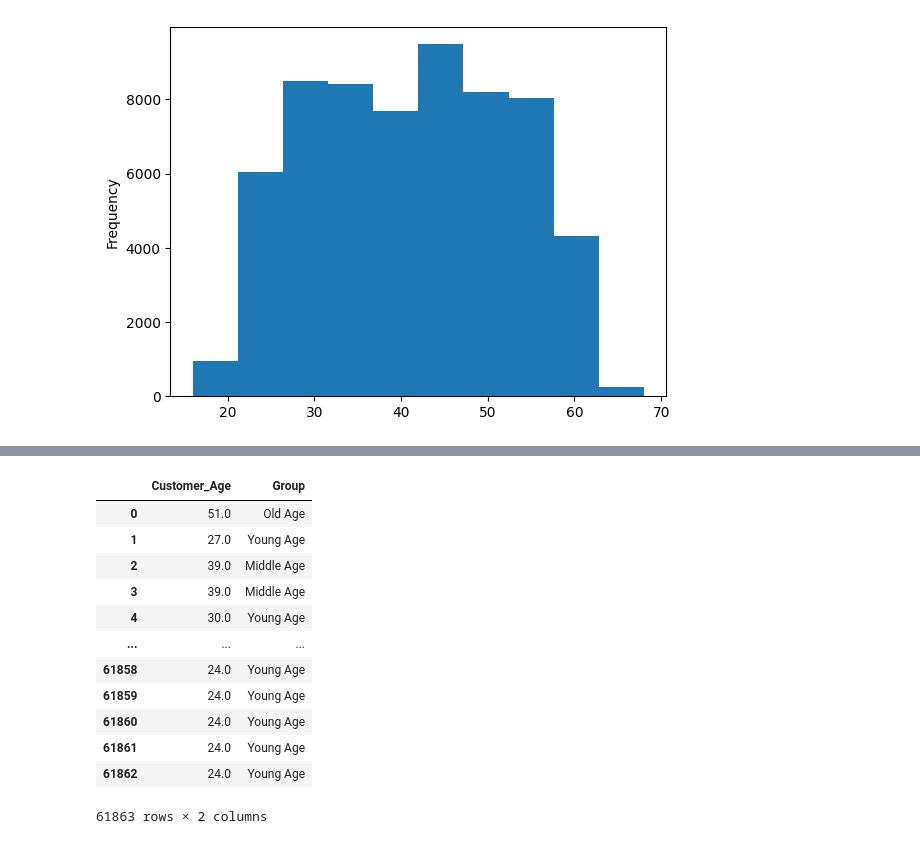
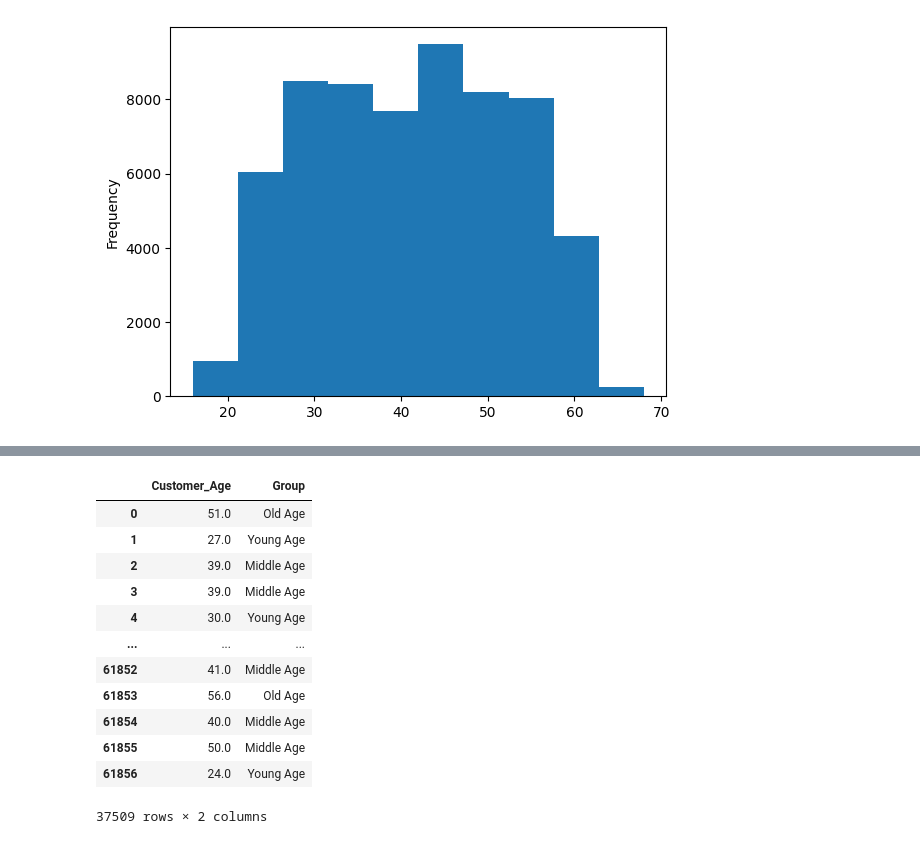
Before and after one commit to lanchiphamm/bolt2023sep, a Jupyter notebook: Untitled.ipynb, the cells around one changed output, grey strips where cells are left out. Cells and saved outputs as stored; diff of their text form; code cells hidden in the pictures.

```diff
--- a/Untitled.ipynb
+++ b/Untitled.ipynb
@@ -5,4 +7,7 @@ import numpy as np
 # %%
-df = pd.read_csv("dataset.csv")
-df.head(4)
+#Reading dataset and change type of variable
+df = pd.read_csv("dataset.csv", index_col = 0)
+df
+df["Date"] = pd.to_datetime(df["Date"], format = "%d/%m/%Y", dayfirst = True, errors = "coerce")
+df.head(5)
 # %% [output]
@@ -15,3 +23,8 @@ df.head(4)
 customer_age_plot = df["Customer_Age"].plot.hist(x = "Customer_Age")
 # %% [output]
 [figure]
+# %%
+#Dropping duplicates keeping only unique customers: keeping only one occurrence of unique customer and transaction id:
+customer_info = pd.DataFrame(
+    df.drop_duplicates(subset = ["Customer_ID", "Transaction_ID"])["Customer_Age"])
+customer_info
@@ -18,7 +45,7 @@ customer_age_plot = df["Customer_Age"].plot.hist(x = "Customer_Age")
 # %%
-df_age = pd.DataFrame(df["Customer_Age"])
-df_age = pd.DataFrame(df_age["Customer_Age"].astype("float"))
-df_age
+customer_age = pd.DataFrame(customer_info["Customer_Age"])
+customer_age = pd.DataFrame(customer_info["Customer_Age"].astype("float"))
+customer_age
 # %% [output]
 |  | Customer_Age |
 | 0 | 51.0 |
@@ -42,19 +81,20 @@ def classify(x):
     elif x >= 51 and x <= 70:
         return "Old Age"
 # %%
-df_age["Group"] = df_age["Customer_Age"].apply(classify)
-df_age
+#Classifying each customer into each age group based on criteria:
+customer_age["Group"] = customer_age["Customer_Age"].apply(classify)
+customer_age
 # %% [output]
 |  | Customer_Age | Group |
 | 0 | 51.0 | Old Age |
 | 1 | 27.0 | Young Age |
 | 2 | 39.0 | Middle Age |
 | 3 | 39.0 | Middle Age |
 | 4 | 30.0 | Young Age |
 | ... | ... | ... |
-| 61858 | 24.0 | Young Age |
-| 61859 | 24.0 | Young Age |
-| 61860 | 24.0 | Young Age |
-| 61861 | 24.0 | Young Age |
-| 61862 | 24.0 | Young Age |
+| 61852 | 41.0 | Middle Age |
+| 61853 | 56.0 | Old Age |
+| 61854 | 40.0 | Middle Age |
+| 61855 | 50.0 | Middle Age |
+| 61856 | 24.0 | Young Age |
-61863 rows × 2 columns
+37509 rows × 2 columns
```
Also changed, not shown: parts of 17 cells of this notebook.
